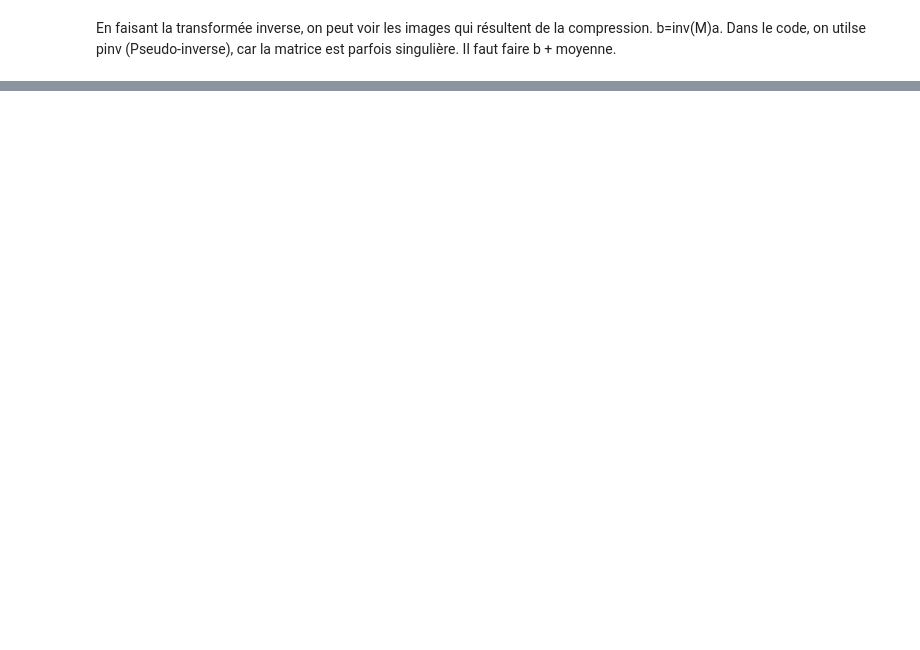
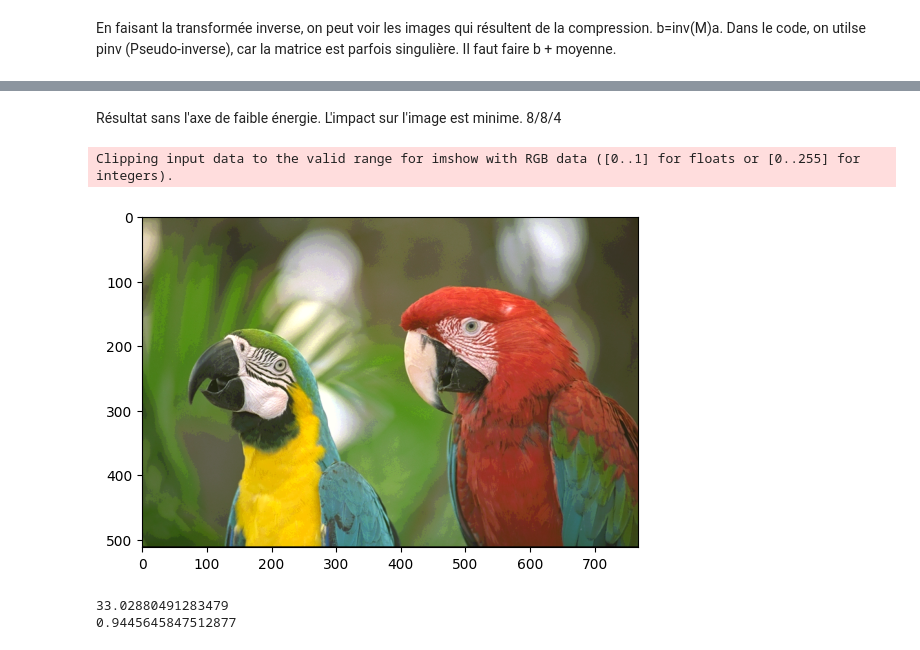
Before and after one commit to Za4khnissi/INF8770, a Jupyter notebook: TP2/transformeKL_YUV.ipynb, the cells around one changed output, grey strips where cells are left out. Cells and saved outputs as stored; diff of their text form; code cells hidden in the pictures; blank space fills up the shorter version.

```diff
--- a/TP2/transformeKL_YUV.ipynb
+++ b/TP2/transformeKL_YUV.ipynb
@@ -126,0 +174,3 @@ for i in range(len(image)):
+# %%
+def rgb2gray(rgb):
+    return np.dot(rgb[:,:], [0.299, 0.587, 0.114])
@@ -126,0 +218,20 @@ for i in range(len(image)):
+# %% [markdown]
+Résultat sans l'axe de faible énergie. L'impact sur l'image est minime. 8/8/4
+# %%
+image=imagelue.astype('double')
+imageKL884 = transformKL(image, eigvec, MoyR, MoyG, MoyB, [8,8,4])
+imageout884 = transformInverseKL(imageKL884, eigvec, MoyR, MoyG, MoyB)
+# imageout = np.clip(imageKL,0,255)
+imageout884= imageout884.astype('double')
+py.imshow(imageout884)
+py.show()
+image = yuv2rgb(image)
+image = rgb2gray(image)
+imageout884 = rgb2gray(imageout884)
+print(peak_signal_noise_ratio(image, imageout884))
+print(structural_similarity(image, imageout884, data_range=image.max() - image.min()))
+# %% [output]
+Clipping input data to the valid range for imshow with RGB data ([0..1] for floats or [0..255] for integers).
+[figure, added]
+33.02880491283479
+0.9445645847512877
```
Also changed, not shown: parts of 26 cells of this notebook, 2 other files.
